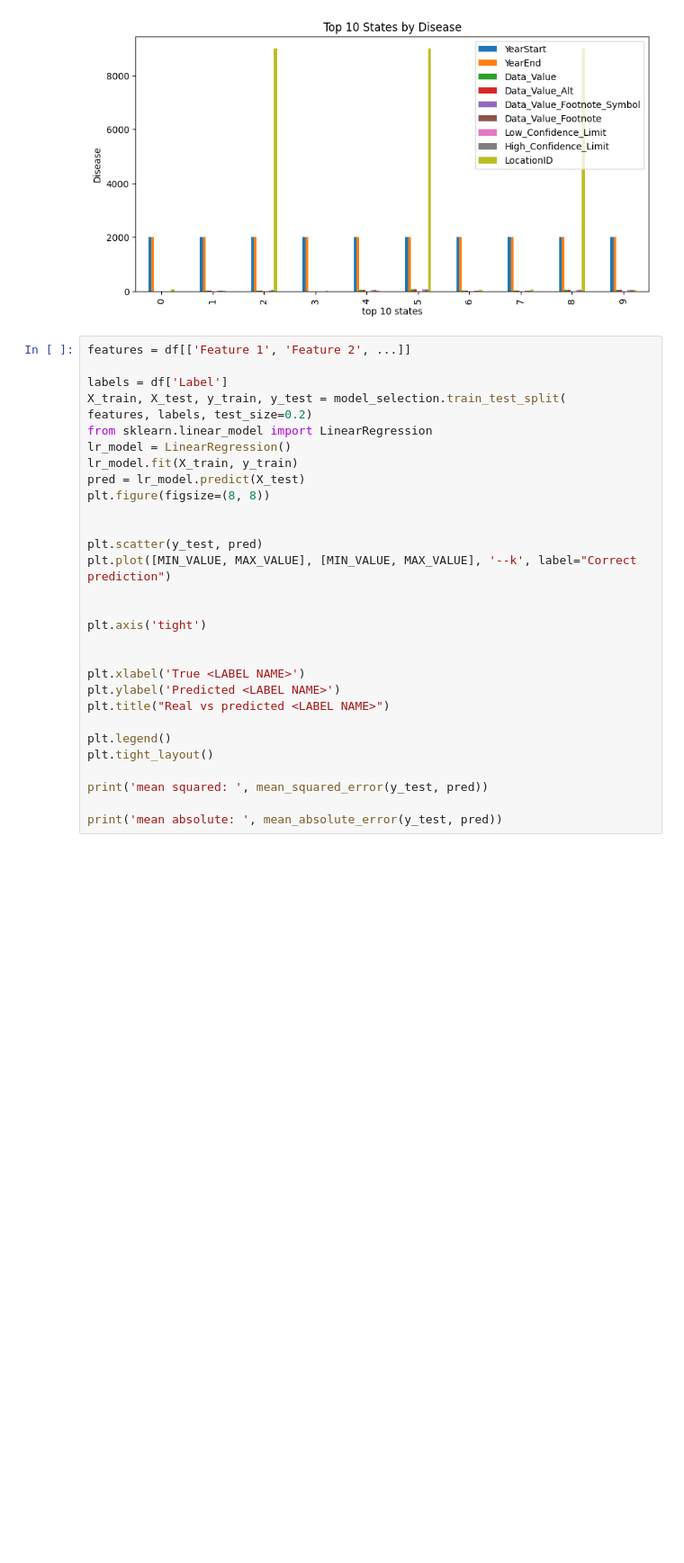
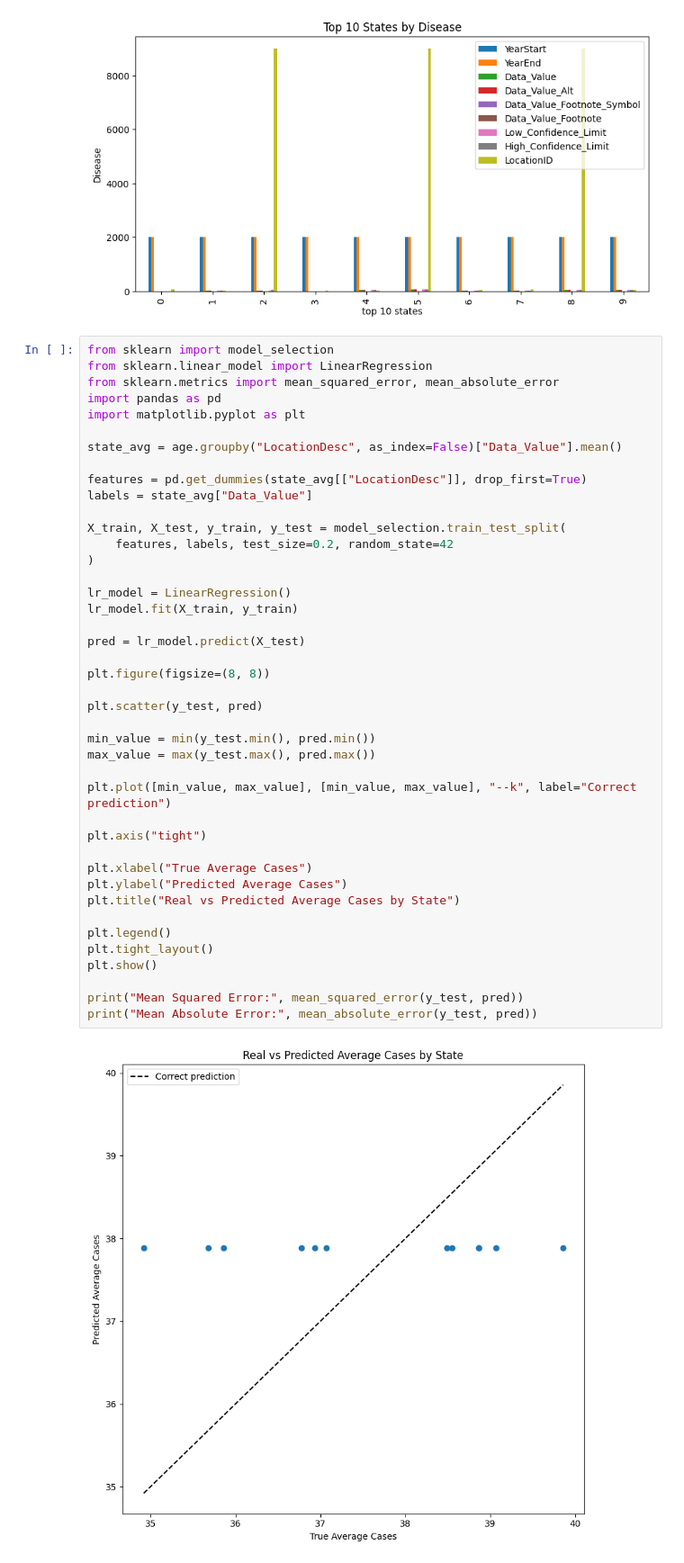
Before and after one commit to willyoonn-hue/DSRP, a Jupyter notebook: Health_final_project.ipynb, the cells around one changed output. Shown at 90% size. Saved outputs shown, nothing was run; the diff lists cells and outputs as text; blank space fills up the shorter version.

```diff
--- a/Health_final_project.ipynb
+++ b/Health_final_project.ipynb
@@ -87,32 +87,46 @@ plt.show()
 # %% [output]
 [figure]
 # %%
-features = df[['Feature 1', 'Feature 2', ...]]
+from sklearn import model_selection
+from sklearn.linear_model import LinearRegression
+from sklearn.metrics import mean_squared_error, mean_absolute_error
+import pandas as pd
+import matplotlib.pyplot as plt
 
-labels = df['Label']
+state_avg = age.groupby("LocationDesc", as_index=False)["Data_Value"].mean()
+
+features = pd.get_dummies(state_avg[["LocationDesc"]], drop_first=True)
+labels = state_avg["Data_Value"]
+
 X_train, X_test, y_train, y_test = model_selection.train_test_split(
-features, labels, test_size=0.2)
-from sklearn.linear_model import LinearRegression
+    features, labels, test_size=0.2, random_state=42
+)
+
 lr_model = LinearRegression()
 lr_model.fit(X_train, y_train)
+
 pred = lr_model.predict(X_test)
+
 plt.figure(figsize=(8, 8))
 
+plt.scatter(y_test, pred)
 
-plt.scatter(y_test, pred)
-plt.plot([MIN_VALUE, MAX_VALUE], [MIN_VALUE, MAX_VALUE], '--k', label="Correct prediction")
+min_value = min(y_test.min(), pred.min())
+max_value = max(y_test.max(), pred.max())
 
+plt.plot([min_value, max_value], [min_value, max_value], "--k", label="Correct prediction")
 
-plt.axis('tight')
+plt.axis("tight")
 
-
-plt.xlabel('True <LABEL NAME>')
-plt.ylabel('Predicted <LABEL NAME>')
-plt.title("Real vs predicted <LABEL NAME>")
+plt.xlabel("True Average Cases")
+plt.ylabel("Predicted Average Cases")
+plt.title("Real vs Predicted Average Cases by State")
 
 plt.legend()
 plt.tight_layout()
+plt.show()
 
-print('mean squared: ', mean_squared_error(y_test, pred))
-
-print('mean absolute: ', mean_absolute_error(y_test, pred))
+print("Mean Squared Error:", mean_squared_error(y_test, pred))
+print("Mean Absolute Error:", mean_absolute_error(y_test, pred))
+# %% [output]
+[figure, added]
```
Also changed, not shown: parts of 1 cell of this notebook.
